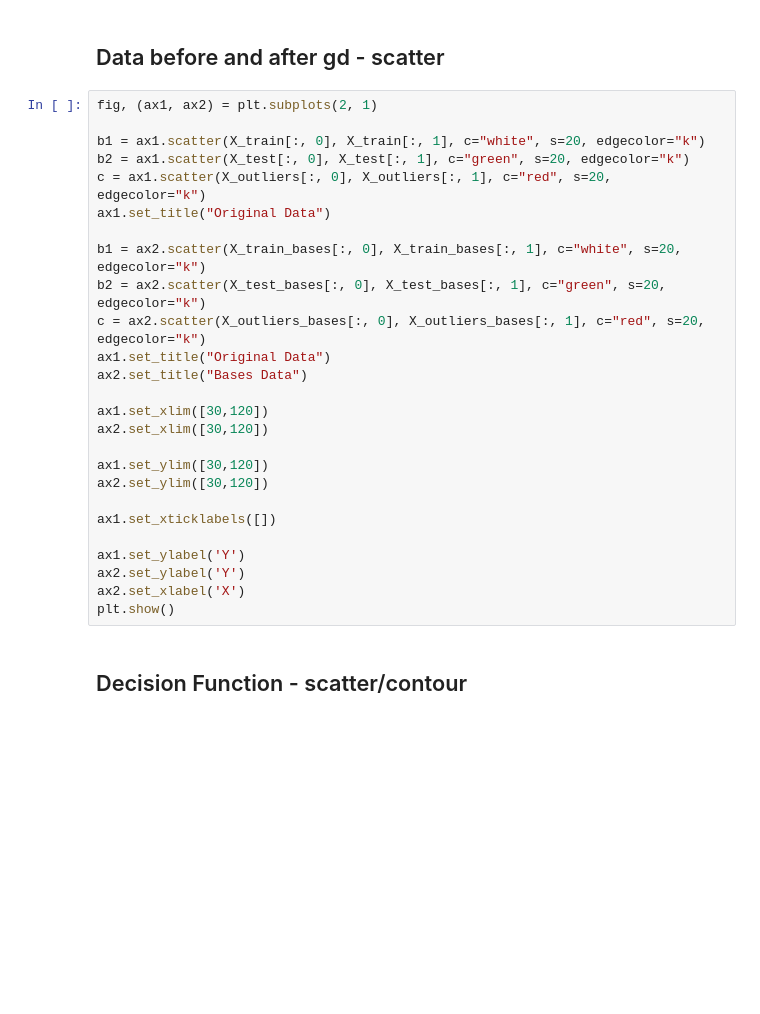
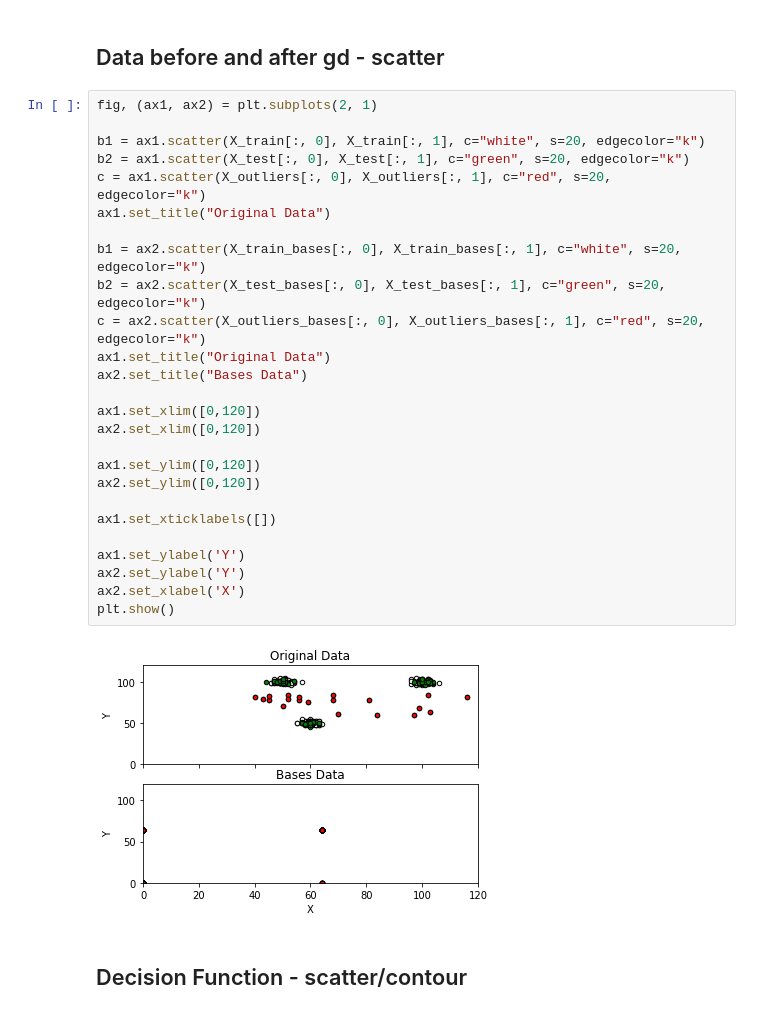
Before and after one commit to mlRosenquist/au-mlr-research-and-development-dedup, a Jupyter notebook: src/synthetic-dataset-2d.ipynb, the cells around one changed output. Cells and saved outputs as stored; diff of their text form; blank space fills up the shorter version.

```diff
--- a/src/synthetic-dataset-2d.ipynb
+++ b/src/synthetic-dataset-2d.ipynb
@@ -493,29 +582,31 @@ plt.show()
 # %%
 fig, (ax1, ax2) = plt.subplots(2, 1)
 
 b1 = ax1.scatter(X_train[:, 0], X_train[:, 1], c="white", s=20, edgecolor="k")
 b2 = ax1.scatter(X_test[:, 0], X_test[:, 1], c="green", s=20, edgecolor="k")
 c = ax1.scatter(X_outliers[:, 0], X_outliers[:, 1], c="red", s=20, edgecolor="k")
 ax1.set_title("Original Data")
 
 b1 = ax2.scatter(X_train_bases[:, 0], X_train_bases[:, 1], c="white", s=20, edgecolor="k")
 b2 = ax2.scatter(X_test_bases[:, 0], X_test_bases[:, 1], c="green", s=20, edgecolor="k")
 c = ax2.scatter(X_outliers_bases[:, 0], X_outliers_bases[:, 1], c="red", s=20, edgecolor="k")
 ax1.set_title("Original Data")
 ax2.set_title("Bases Data")
 
-ax1.set_xlim([30,120])
-ax2.set_xlim([30,120])
+ax1.set_xlim([0,120])
+ax2.set_xlim([0,120])
 
-ax1.set_ylim([30,120])
-ax2.set_ylim([30,120])
+ax1.set_ylim([0,120])
+ax2.set_ylim([0,120])
 
 ax1.set_xticklabels([])
 
 ax1.set_ylabel('Y')
 ax2.set_ylabel('Y')
 ax2.set_xlabel('X')
 plt.show()
+# %% [output]
+[figure, added]
 # %% [markdown]
 ## Decision Function - scatter/contour
 # %%
```
Also changed, not shown: parts of 22 cells of this notebook, 22 other files.
